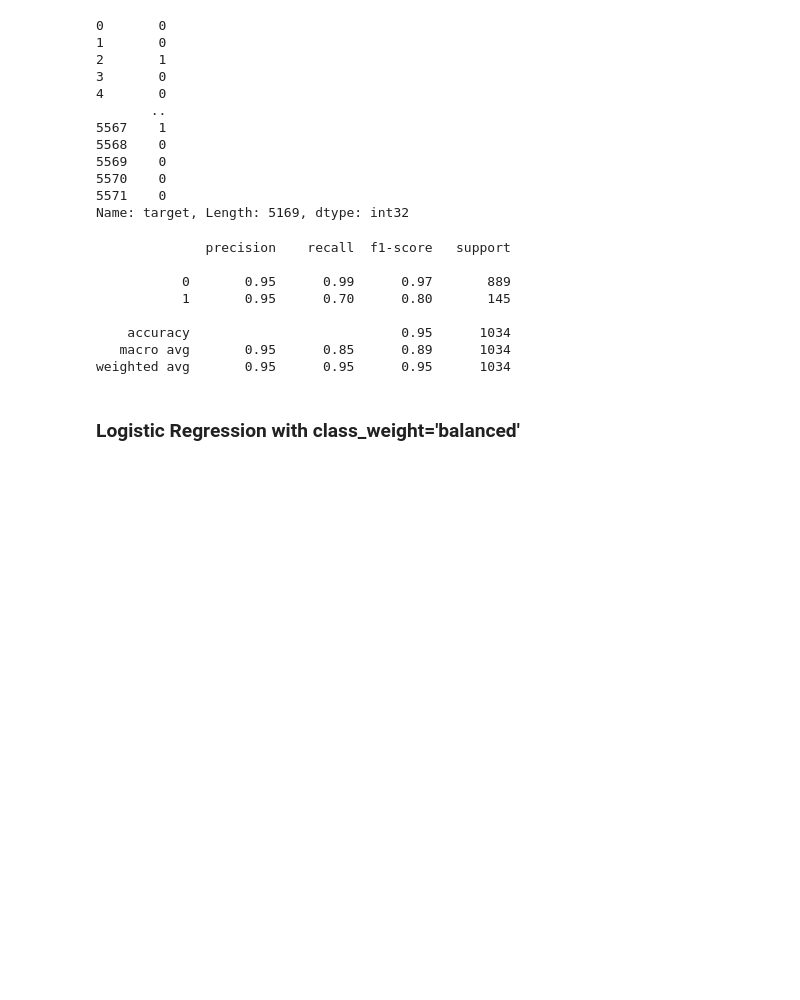
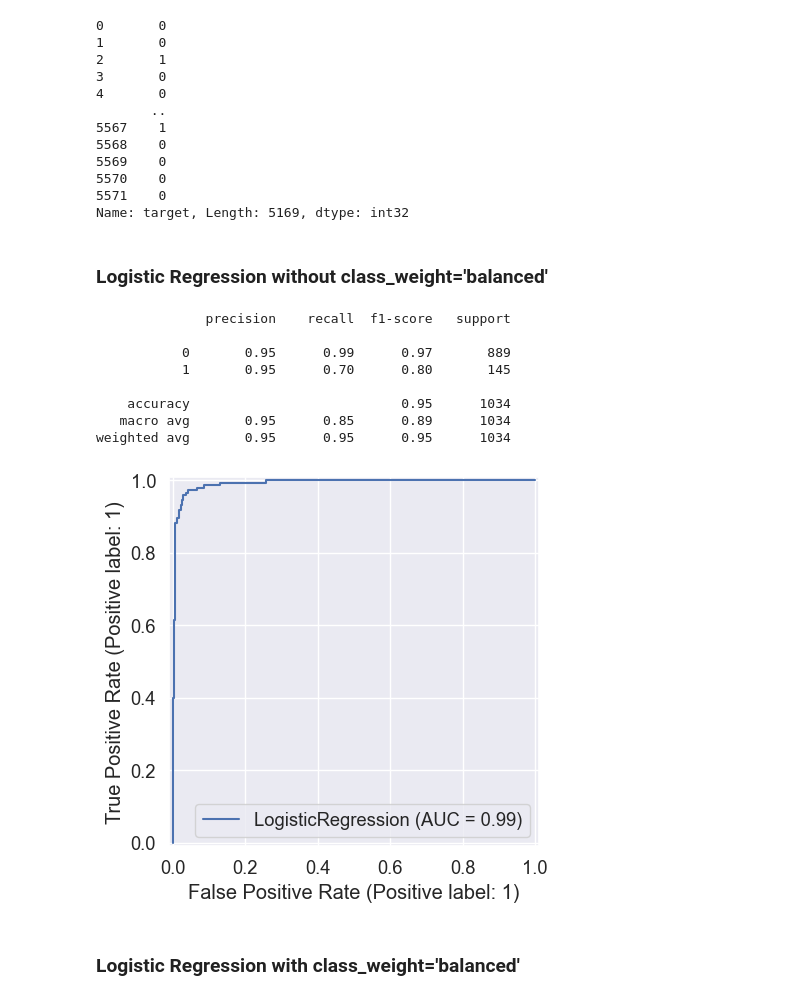
Before and after one commit to YSN-B13/Machine-Learning-Projects, a Jupyter notebook: Email Spam Classifier/Email_spam_classifier.ipynb, the cells around one changed output. Saved outputs shown, nothing was run; the diff lists cells and outputs as text; code cells hidden in the pictures; blank space fills up the shorter version.

```diff
--- a/Email Spam Classifier/Email_spam_classifier.ipynb
+++ b/Email Spam Classifier/Email_spam_classifier.ipynb
@@ -354,6 +352,8 @@ y0
 Name: target, Length: 5169, dtype: int32
 # %%
 X0_train, X0_test, y0_train, y0_test = train_test_split(X0, y0, test_size=0.2, random_state=42)
+# %% [markdown]
+### Logistic Regression without class_weight='balanced'
 # %%
 clf = LogisticRegression(max_iter=1000)
 clf.fit(X0_train, y0_train)
@@ -369,6 +369,11 @@ print(classification_report(y0_test, y_pred0))
     accuracy                           0.95      1034
    macro avg       0.95      0.85      0.89      1034
 weighted avg       0.95      0.95      0.95      1034
+# %%
+RocCurveDisplay.from_estimator(clf, X0_test, y0_test)
+plt.show()
+# %% [output]
+[figure, added]
 # %% [markdown]
 ### Logistic Regression with class_weight='balanced'
 # %%
```
Also changed, not shown: parts of 8 cells of this notebook, 1 other file.
